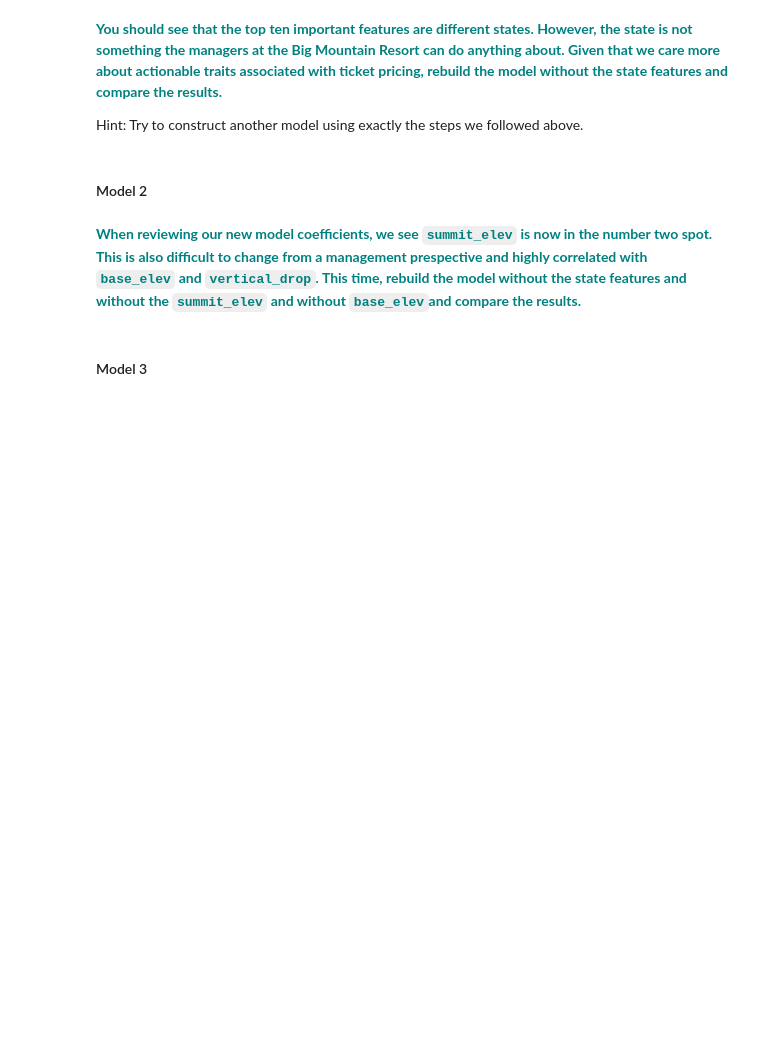
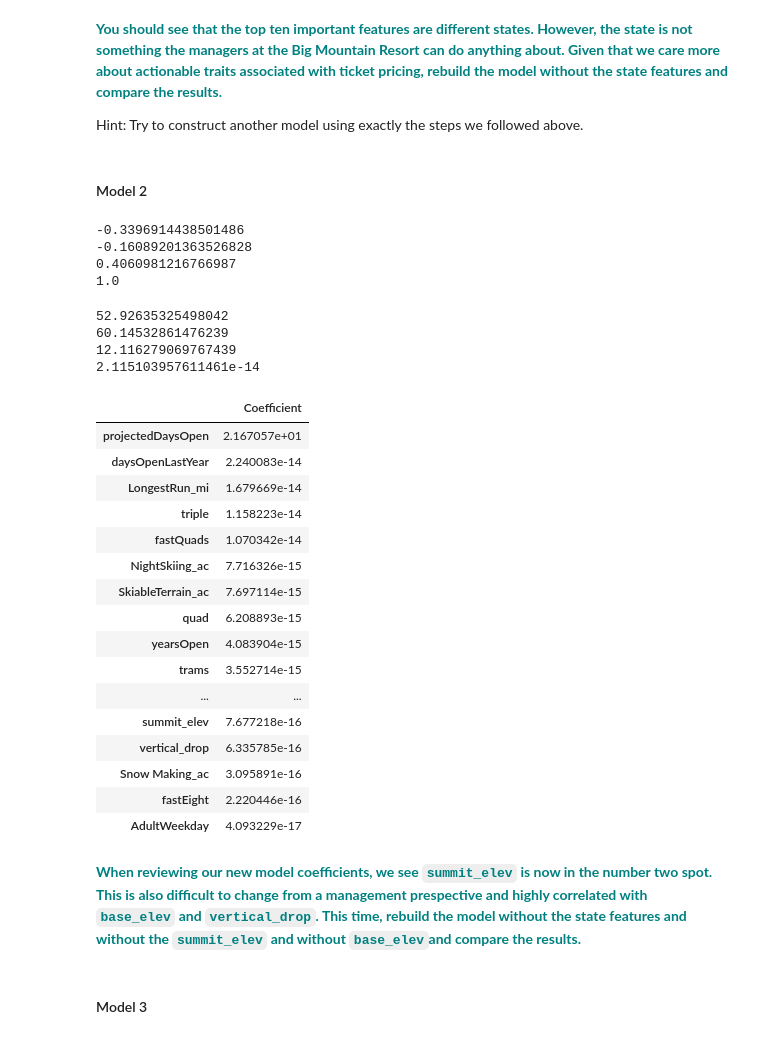
Before and after one commit to grykah/SBwork, a Jupyter notebook: Capstone1-guided-BigMountainResort/Notebook_stepfive.ipynb, the cells around one changed output. Drawn from its saved outputs; the diff is of its cells as text; code cells hidden in the pictures; blank space fills up the shorter version.

```diff
--- a/Capstone1-guided-BigMountainResort/Notebook_stepfive.ipynb
+++ b/Capstone1-guided-BigMountainResort/Notebook_stepfive.ipynb
@@ -90,0 +100,3 @@ df.head()
+# %%
+df2 = df.drop('state', axis = 1)
+df2.info()
@@ -216,3 +316,9 @@ pd.DataFrame(abs(lm.coef_), X.columns, columns=['Coefficient']).sort_values('Coe
 Hint: Try to construct another model using exactly the steps we followed above.
 # %% [markdown]
 #### Model 2
+# %%
+#all second model set
+model_x2y2 = lm.fit(X2_train,y2_train)
+model_x22y22 = lm.fit(X2_train2,y2_train2)
+model_x23y23 = lm.fit(X2_train3,y2_train3)
+model_x24y24 = lm.fit(X2_train4,y2_train4)
@@ -219,3 +330,46 @@ Hint: Try to construct another model using exactly the steps we followed above.
+# %%
+# You might want to use the explained_variance_score() and mean_absolute_error() metrics.
+# To do so, you will need to import them from sklearn.metrics.
+# You can plug y_test and y_pred into the functions to evaluate the model
+print(explained_variance_score(y2_test, y_pred2))
+print(explained_variance_score(y2_test2, y_pred22))
+print(explained_variance_score(y2_test3, y_pred23))
+print(explained_variance_score(y2_test4, y_pred24))
+# %% [output]
+-0.3396914438501486
+-0.16089201363526828
+0.4060981216766987
+1.0
+# %%
+print(mean_absolute_error(y2_test, y_pred2))
+print(mean_absolute_error(y2_test2, y_pred22))
+print(mean_absolute_error(y2_test3, y_pred23))
+print(mean_absolute_error(y2_test4, y_pred24))
+# %% [output]
+52.92635325498042
+60.14532861476239
+12.116279069767439
+2.115103957611461e-14
+# %%
+pd.DataFrame(abs(lm.coef_), X2.columns, columns=['Coefficient']).sort_values('Coefficient', ascending=False).head(25)
+# %% [output]
+|  | Coefficient |
+| projectedDaysOpen | 2.167057e+01 |
+| daysOpenLastYear | 2.240083e-14 |
+| LongestRun_mi | 1.679669e-14 |
+| triple | 1.158223e-14 |
+| fastQuads | 1.070342e-14 |
+| NightSkiing_ac | 7.716326e-15 |
+| SkiableTerrain_ac | 7.697114e-15 |
+| quad | 6.208893e-15 |
+| yearsOpen | 4.083904e-15 |
+| trams | 3.552714e-15 |
+| ... | ... |
+| summit_elev | 7.677218e-16 |
+| vertical_drop | 6.335785e-16 |
+| Snow Making_ac | 3.095891e-16 |
+| fastEight | 2.220446e-16 |
+| AdultWeekday | 4.093229e-17 |
 # %% [markdown]
 **<font color='teal'> When reviewing our new model coefficients, we see `summit_elev` is now in the number two spot. This is also difficult to change from a management prespective and highly correlated with `base_elev` and `vertical_drop`.  This time, rebuild the model without the state features and without the `summit_elev` and without `base_elev`and compare the results. </font>**
 # %% [markdown]
```
Also changed, not shown: parts of 29 cells of this notebook.
